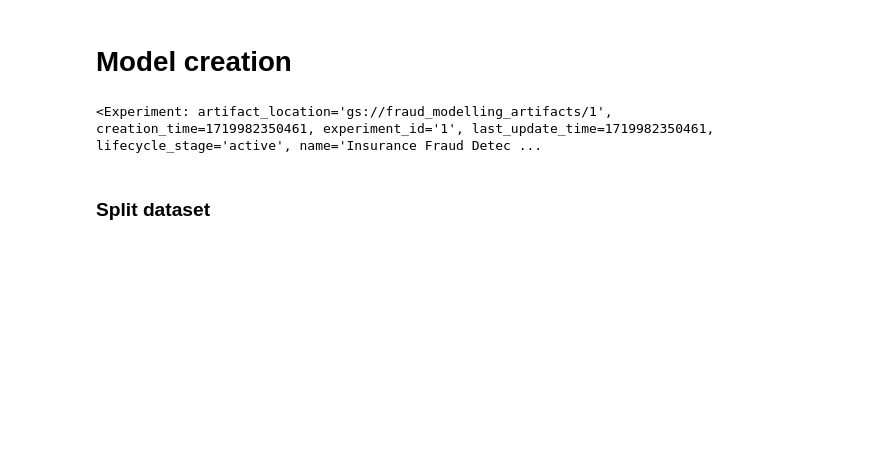
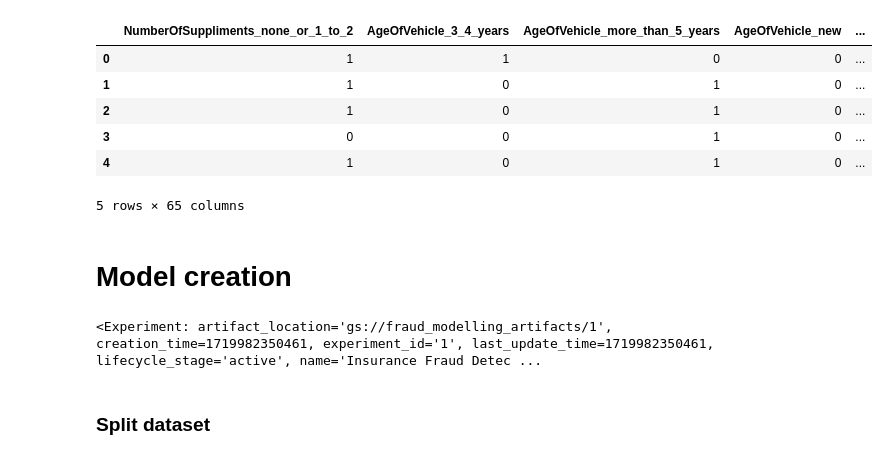
Before and after one commit to divakaivan/insurance-fraud-mlops-pipeline, a Jupyter notebook: feature_n_model_exploration/experiment_tracking.ipynb, the cells around one changed output. Saved outputs shown, nothing was run; the diff lists cells and outputs as text; code cells hidden in the pictures; blank space fills up the shorter version.

Commit message:
[postgres] read data from postgres rather than local

```diff
--- a/feature_n_model_exploration/experiment_tracking.ipynb
+++ b/feature_n_model_exploration/experiment_tracking.ipynb
@@ -1 +1,32 @@
+# %%
+import os
+import pandas as pd
+import matplotlib.pyplot as plt
+from sqlalchemy import create_engine
+
+db_params = {
+    'host': os.getenv('db_host'),
+    'port': os.getenv('db_port'),
+    'database': os.getenv('db_name'),
+    'user': os.getenv('db_username'),
+    'password': os.getenv('db_password')
+}
+
+engine = create_engine(f'postgresql+psycopg2://{db_params["user"]}:{db_params["password"]}@{db_params["host"]}:{db_params["port"]}/{db_params["database"]}')
+
+query = "SELECT * FROM model_data_w_dummy"
+
+ready_df = pd.read_sql_query(query, engine)
+
+engine.dispose()
+# %%
+ready_df.head()
+# %% [output]
+|  | NumberOfSuppliments_none_or_1_to_2 | AgeOfVehicle_3_4_years | AgeOfVehicle_more_than_5_years | AgeOfVehicle_new | ... |
+| 0 | 1 | 1 | 0 | 0 | ... |
+| 1 | 1 | 0 | 1 | 0 | ... |
+| 2 | 1 | 0 | 1 | 0 | ... |
+| 3 | 0 | 0 | 1 | 0 | ... |
+| 4 | 1 | 0 | 1 | 0 | ... |
+5 rows × 65 columns
 # %%
```
Also changed, not shown: parts of 1 cell of this notebook, 2 other files.
